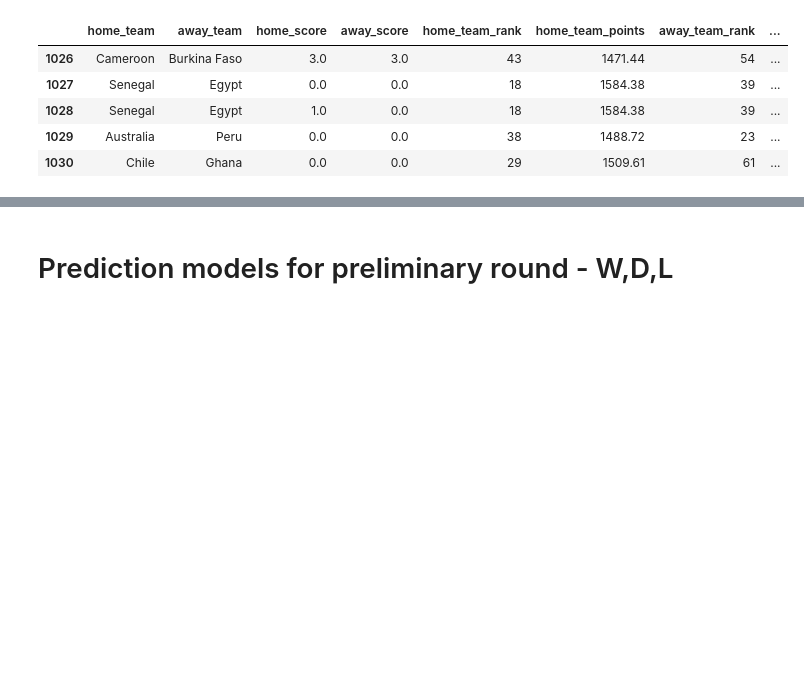
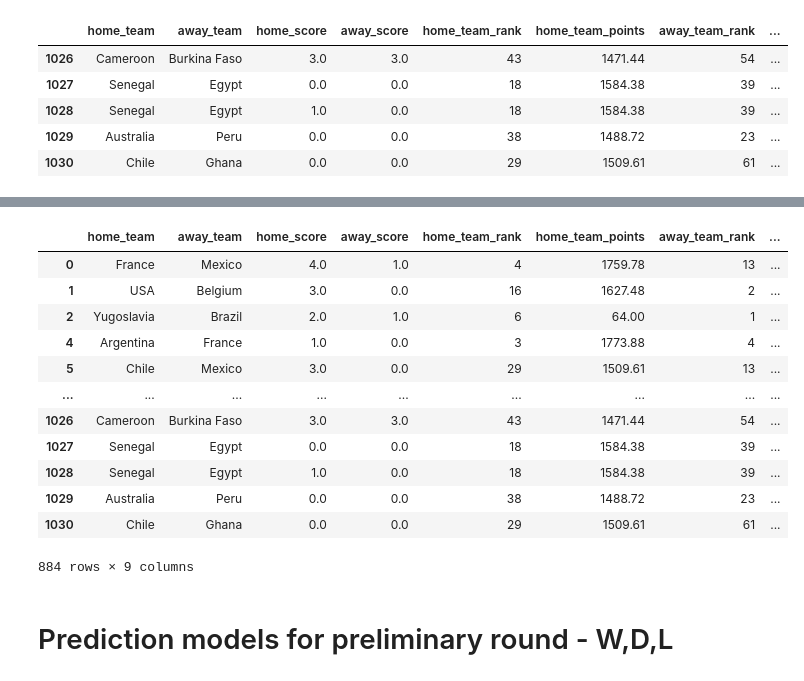
Before and after one commit to jmclement/road_to_qatar_2022, a Jupyter notebook: notebooks/Sample Model notebook.ipynb, the cells around one changed output, grey strips where cells are left out. Saved outputs shown, nothing was run; the diff lists cells and outputs as text; code cells hidden in the pictures; blank space fills up the shorter version.

```diff
--- a/notebooks/Sample Model notebook.ipynb
+++ b/notebooks/Sample Model notebook.ipynb
@@ -256,0 +280,11 @@ final_df = pd.get_dummies(final_df)
+# %%
+#change draw result to lose depending on win conditions
+full_df['knockout_result'] = np.where((full_df['knockout_result'] == 'Draw'), 'lose',
+                                      full_df['knockout_result'])
+# %%
+#filter teams qualified for world cup 2022
+final_knockout_df = full_df[(full_df["home_team"].apply(lambda x: x in list_2022)) |
+                            (full_df["away_team"].apply(lambda x: x in list_2022))]
+# %%
+#change win, lose into numerical
+final_knockout_df['knockout_result'] = final_knockout_df['knockout_result'].map({'win':1, 'lose':0})
@@ -256,0 +297,20 @@ final_df = pd.get_dummies(final_df)
+# %%
+#drop unecessary column for knockout dataset
+final_knockout_df = final_knockout_df.drop(['date','win_conditions','home_team_previous_points',
+                                            'away_team_previous_points','home_team_result'], axis=1)
+# %%
+final_knockout_df
+# %% [output]
+|  | home_team | away_team | home_score | away_score | home_team_rank | home_team_points | away_team_rank | ... |
+| 0 | France | Mexico | 4.0 | 1.0 | 4 | 1759.78 | 13 | ... |
+| 1 | USA | Belgium | 3.0 | 0.0 | 16 | 1627.48 | 2 | ... |
+| 2 | Yugoslavia | Brazil | 2.0 | 1.0 | 6 | 64.00 | 1 | ... |
+| 4 | Argentina | France | 1.0 | 0.0 | 3 | 1773.88 | 4 | ... |
+| 5 | Chile | Mexico | 3.0 | 0.0 | 29 | 1509.61 | 13 | ... |
+| ... | ... | ... | ... | ... | ... | ... | ... | ... |
+| 1026 | Cameroon | Burkina Faso | 3.0 | 3.0 | 43 | 1471.44 | 54 | ... |
+| 1027 | Senegal | Egypt | 0.0 | 0.0 | 18 | 1584.38 | 39 | ... |
+| 1028 | Senegal | Egypt | 1.0 | 0.0 | 18 | 1584.38 | 39 | ... |
+| 1029 | Australia | Peru | 0.0 | 0.0 | 38 | 1488.72 | 23 | ... |
+| 1030 | Chile | Ghana | 0.0 | 0.0 | 29 | 1509.61 | 61 | ... |
+884 rows × 9 columns
```
Also changed, not shown: parts of 24 cells of this notebook.
